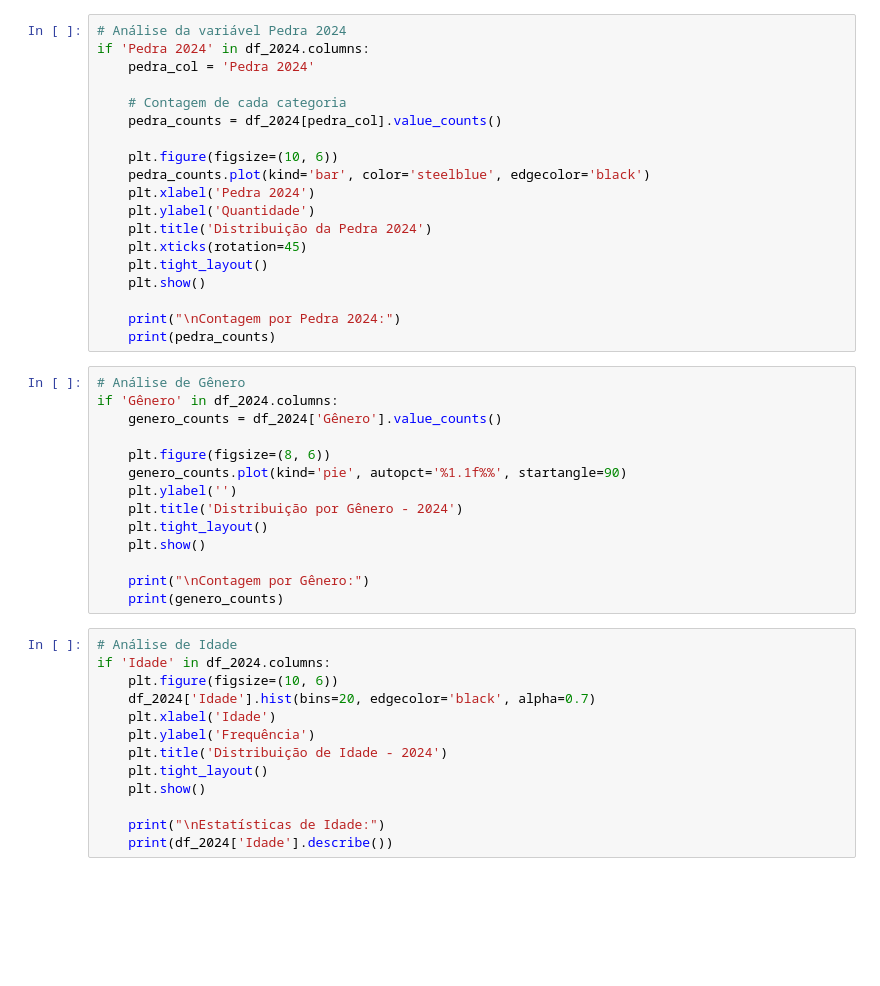
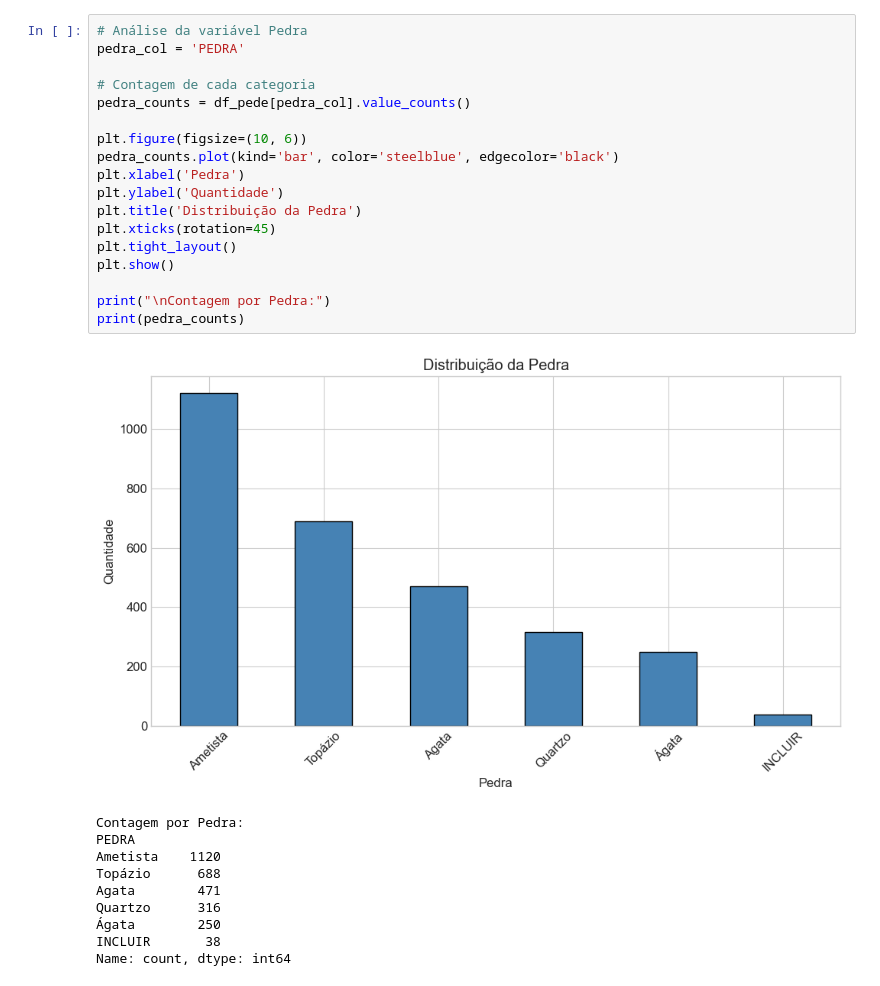
Before and after one commit to navevaik0/MLET_FASE5_DATATHON, a Jupyter notebook: notebooks/analise_exp.ipynb, the cells around one changed output. Drawn from its saved outputs; the diff is of its cells as text; blank space fills up the shorter version.

```diff
--- a/notebooks/analise_exp.ipynb
+++ b/notebooks/analise_exp.ipynb
@@ -85,46 +194,29 @@ if 'INDE 2024' in df_2024.columns:
 # %%
-# Análise da variável Pedra 2024
-if 'Pedra 2024' in df_2024.columns:
-    pedra_col = 'Pedra 2024'
+# Análise da variável Pedra
+pedra_col = 'PEDRA'
 
-    # Contagem de cada categoria
-    pedra_counts = df_2024[pedra_col].value_counts()
+# Contagem de cada categoria
+pedra_counts = df_pede[pedra_col].value_counts()
 
-    plt.figure(figsize=(10, 6))
-    pedra_counts.plot(kind='bar', color='steelblue', edgecolor='black')
-    plt.xlabel('Pedra 2024')
-    plt.ylabel('Quantidade')
-    plt.title('Distribuição da Pedra 2024')
-    plt.xticks(rotation=45)
-    plt.tight_layout()
-    plt.show()
+plt.figure(figsize=(10, 6))
+pedra_counts.plot(kind='bar', color='steelblue', edgecolor='black')
+plt.xlabel('Pedra')
+plt.ylabel('Quantidade')
+plt.title('Distribuição da Pedra')
+plt.xticks(rotation=45)
+plt.tight_layout()
+plt.show()
 
-    print("\nContagem por Pedra 2024:")
-    print(pedra_counts)
+print("\nContagem por Pedra:")
+print(pedra_counts)
+# %% [output]
+[figure, added]
+Contagem por Pedra:
+PEDRA
+Ametista    1120
+Topázio      688
+Agata        471
+Quartzo      316
+Ágata        250
+INCLUIR       38
+Name: count, dtype: int64
-# %%
-# Análise de Gênero
-if 'Gênero' in df_2024.columns:
-    genero_counts = df_2024['Gênero'].value_counts()
-
-    plt.figure(figsize=(8, 6))
-    genero_counts.plot(kind='pie', autopct='%1.1f%%', startangle=90)
-    plt.ylabel('')
-    plt.title('Distribuição por Gênero - 2024')
-    plt.tight_layout()
-    plt.show()
-
-    print("\nContagem por Gênero:")
-    print(genero_counts)
-# %%
-# Análise de Idade
-if 'Idade' in df_2024.columns:
-    plt.figure(figsize=(10, 6))
-    df_2024['Idade'].hist(bins=20, edgecolor='black', alpha=0.7)
-    plt.xlabel('Idade')
-    plt.ylabel('Frequência')
-    plt.title('Distribuição de Idade - 2024')
-    plt.tight_layout()
-    plt.show()
-
-    print("\nEstatísticas de Idade:")
-    print(df_2024['Idade'].describe())
```
Also changed, not shown: parts of 19 cells of this notebook, 3 other files.
